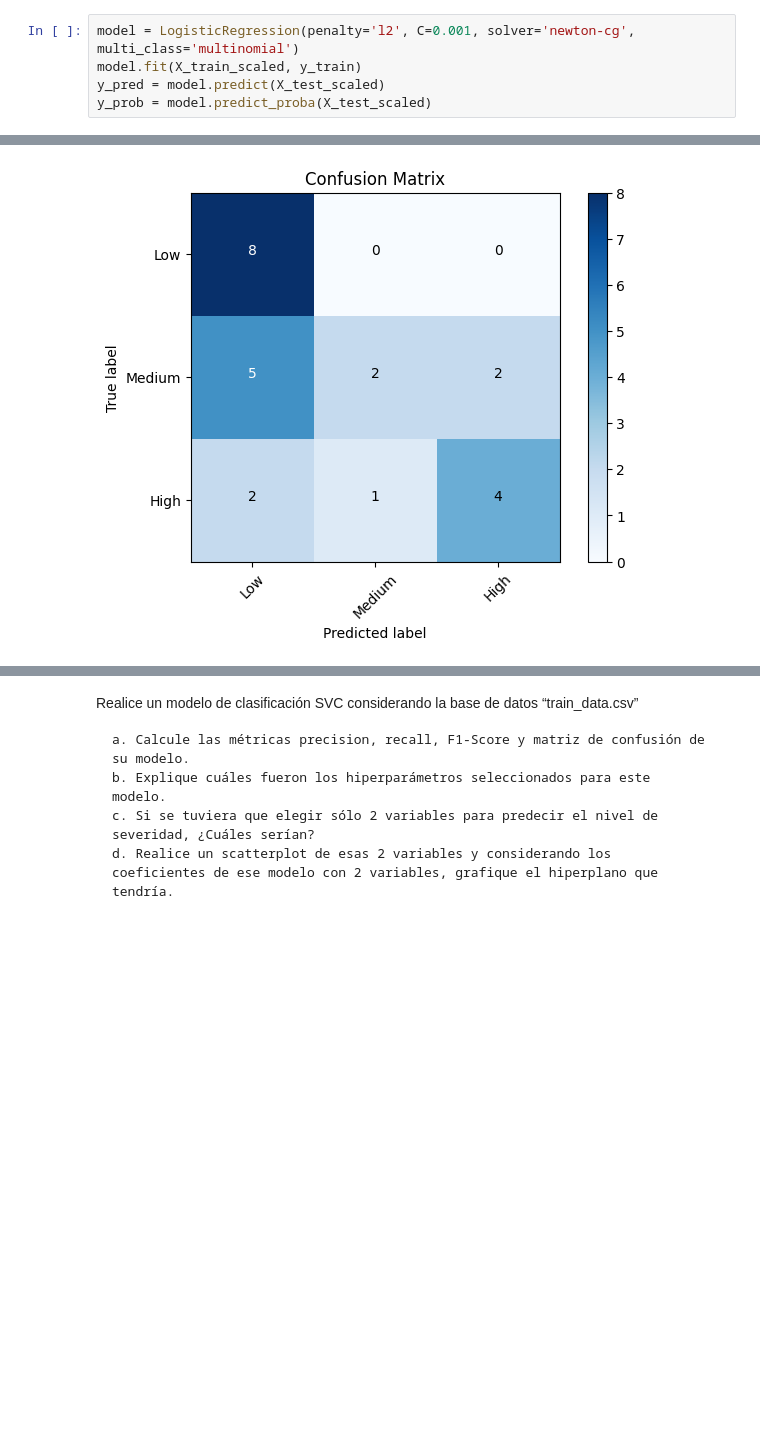
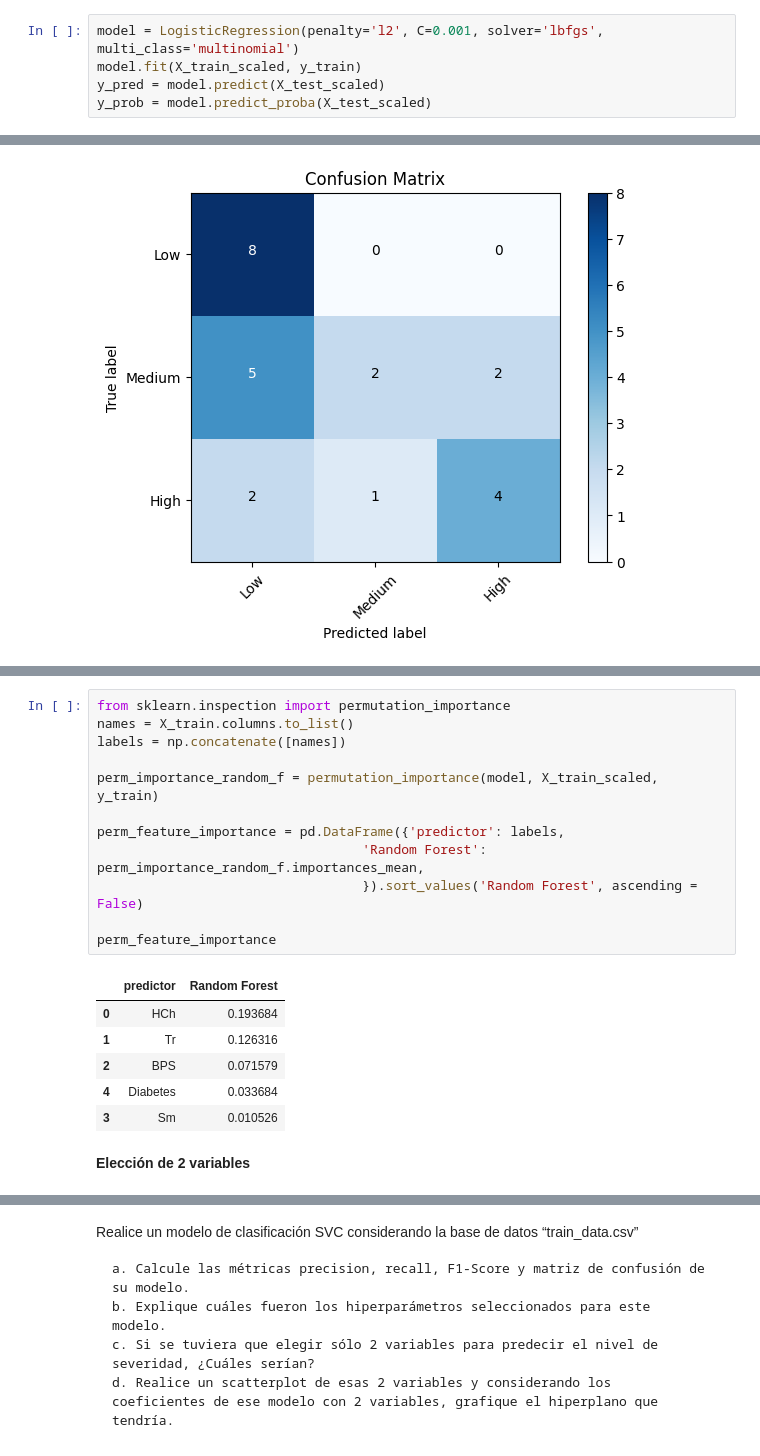
Before and after one commit to RafaelTakata0105/EstOpt_Examen3, a Jupyter notebook: Examen_3.ipynb, the cells around one changed output, grey strips where cells are left out. Saved outputs shown, nothing was run; the diff lists cells and outputs as text; blank space fills up the shorter version.

```diff
--- a/Examen_3.ipynb
+++ b/Examen_3.ipynb
@@ -129,7 +129,7 @@ sc = StandardScaler()
 X_train_scaled = sc.fit_transform(X_train)
 X_test_scaled = sc.transform(X_test)
 # %%
-model = LogisticRegression(penalty='l2', C=0.001, solver='newton-cg', multi_class='multinomial')
+model = LogisticRegression(penalty='l2', C=0.001, solver='lbfgs', multi_class='multinomial')
 model.fit(X_train_scaled, y_train)
 y_pred = model.predict(X_test_scaled)
 y_prob = model.predict_proba(X_test_scaled)
@@ -193,0 +201,21 @@ Confusion matrix, without normalization
+# %%
+from sklearn.inspection import permutation_importance
+names = X_train.columns.to_list()
+labels = np.concatenate([names])
+
+perm_importance_random_f = permutation_importance(model, X_train_scaled, y_train)
+
+perm_feature_importance = pd.DataFrame({'predictor': labels,
+                                  'Random Forest': perm_importance_random_f.importances_mean,
+                                  }).sort_values('Random Forest', ascending = False)
+
+perm_feature_importance
+# %% [output]
+|  | predictor | Random Forest |
+| 0 | HCh | 0.193684 |
+| 1 | Tr | 0.126316 |
+| 2 | BPS | 0.071579 |
+| 4 | Diabetes | 0.033684 |
+| 3 | Sm | 0.010526 |
+# %% [markdown]
+**Elección de 2 variables**
```
Also changed, not shown: parts of 6 cells of this notebook.
